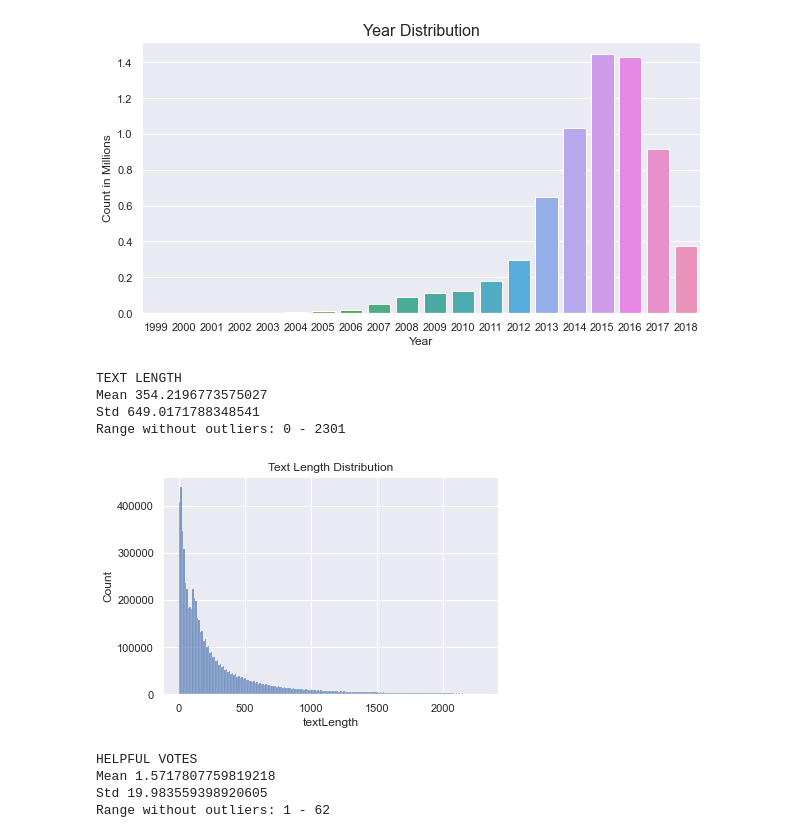
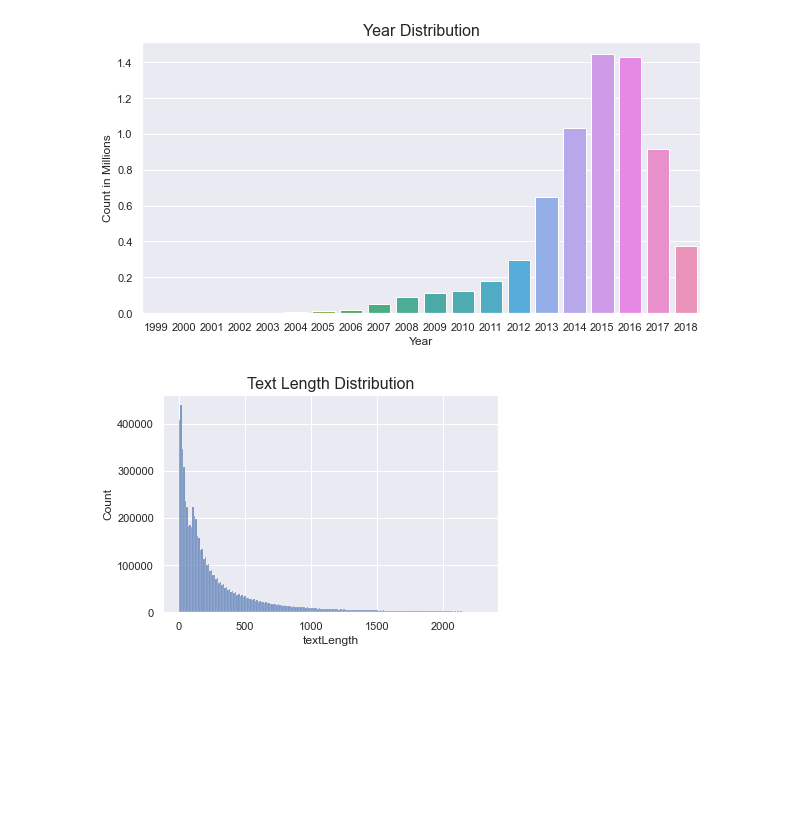
Before and after one commit to MagdaW19/Sentiment_Analysis, a Jupyter notebook: notebooks/EDA.ipynb, the cells around one changed output. Drawn from its saved outputs; the diff is of its cells as text; code cells hidden in the pictures; blank space fills up the shorter version.

```diff
--- a/notebooks/EDA.ipynb
+++ b/notebooks/EDA.ipynb
@@ -71,37 +81,11 @@ show_distribution(year_cnt, 'Year Distribution', 'Year',
 # %% [output]
 [figure]
-# %%
-mean_length = df.textLength.mean()
-std_length = df.textLength.std()
-lower_length, upper_length = 0, round(mean_length + 3 * std_length)
-
-print('TEXT LENGTH')
-print('Mean', mean_length)
-print('Std', std_length)
-print('Range without outliers:', lower_length, '-', upper_length)
-# %% [output]
-TEXT LENGTH
-Mean 354.2196773575027
-Std 649.0171788348541
-Range without outliers: 0 - 2301
 # %%
-sns.histplot(x=df.textLength, bins=200, binrange=(lower_length, upper_length))
-plt.title("Text Length Distribution")
+sns.histplot(x=df.textLength,
+             bins=200,
+             binrange=range_without_outliers(df.textLength, lower=0.))
+plt.title("Text Length Distribution", fontsize=16)
 plt.show()
 # %% [output]
-[figure, old version]
+[figure, new version]
-# %%
-mean_vote = df.vote.mean()
-std_vote = df.vote.std()
-lower_vote, upper_vote = 1, round(mean_vote + 3 * std_vote)
-
-print('HELPFUL VOTES')
-print('Mean', mean_vote)
-print('Std', std_vote)
-print('Range without outliers:', lower_vote, '-', upper_vote)
-# %% [output]
-HELPFUL VOTES
-Mean 1.5717807759819218
-Std 19.983559398920605
-Range without outliers: 1 - 62
 # %%
```
Also changed, not shown: parts of 10 cells of this notebook, 2 other files.
